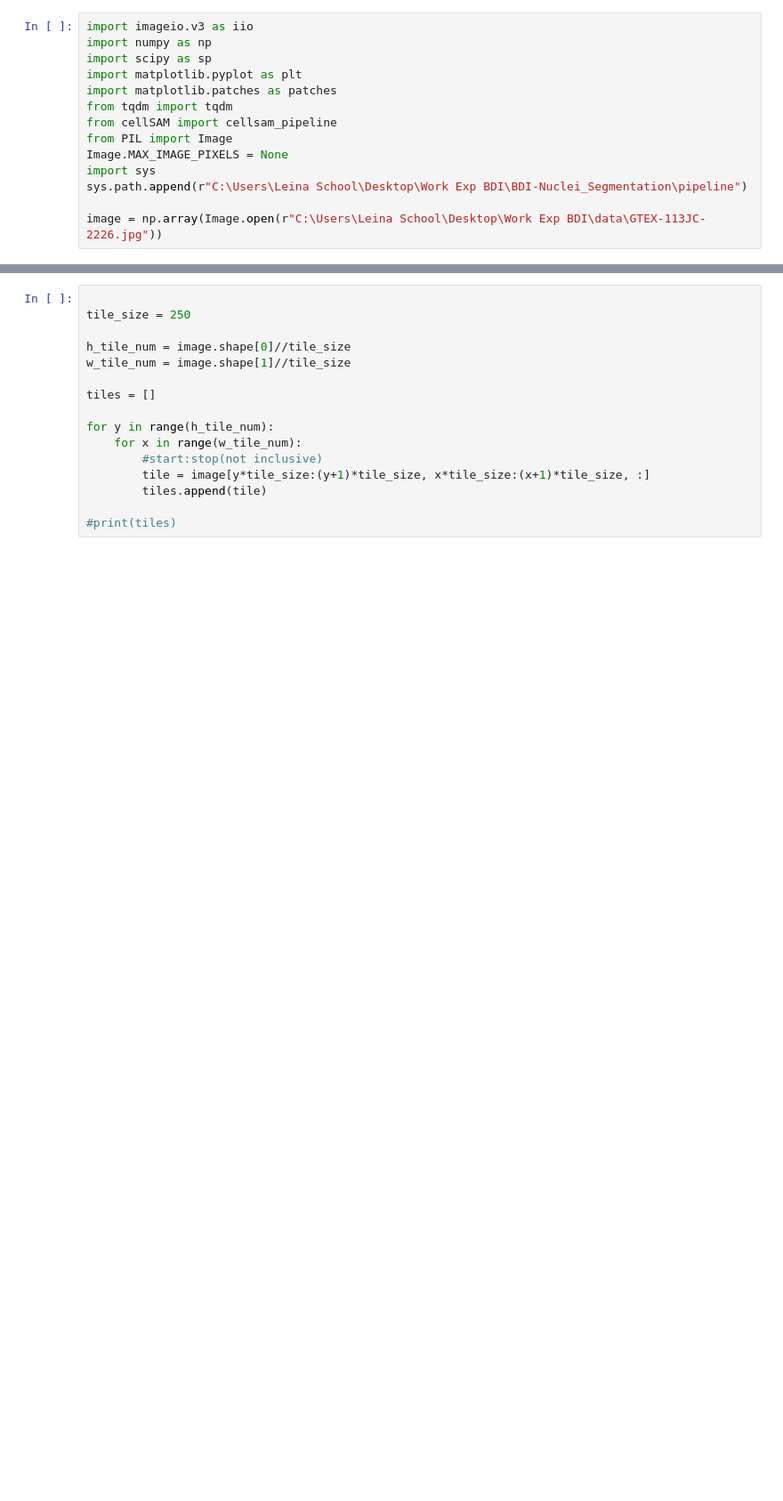
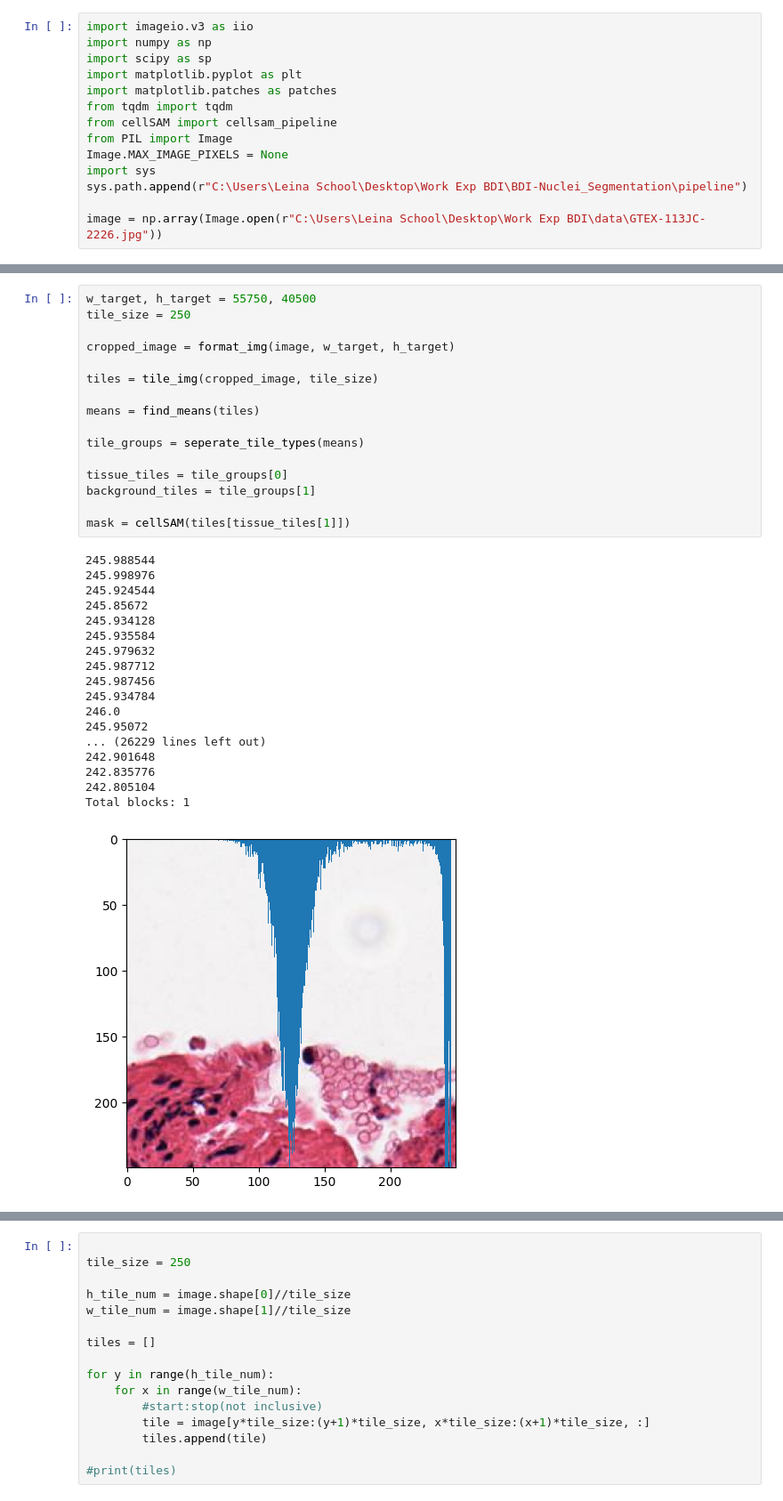
Before and after one commit to Leina85/BDI-Nuclei_Segmentation, a Jupyter notebook: notebooks/cellsam-tutorial.ipynb, the cells around one changed output, grey strips where cells are left out. Shown at 89% size. Drawn from its saved outputs; the diff is of its cells as text; blank space fills up the shorter version.

```diff
--- a/notebooks/cellsam-tutorial.ipynb
+++ b/notebooks/cellsam-tutorial.ipynb
@@ -24,0 +19,35 @@ ModuleNotFoundError: No module named 'pipeline'
+# %%
+w_target, h_target = 55750, 40500
+tile_size = 250
+
+cropped_image = format_img(image, w_target, h_target)
+
+tiles = tile_img(cropped_image, tile_size)
+
+means = find_means(tiles)
+
+tile_groups = seperate_tile_types(means)
+
+tissue_tiles = tile_groups[0]
+background_tiles = tile_groups[1]
+
+mask = cellSAM(tiles[tissue_tiles[1]])
+# %% [output]
+245.988544
+245.998976
+245.924544
+245.85672
+245.934128
+245.935584
+245.979632
+245.987712
+245.987456
+245.934784
+246.0
+245.95072
+... (26229 lines left out)
+242.901648
+242.835776
+242.805104
+Total blocks: 1
+[figure, added]
```
Also changed, not shown: parts of 9 cells of this notebook.
